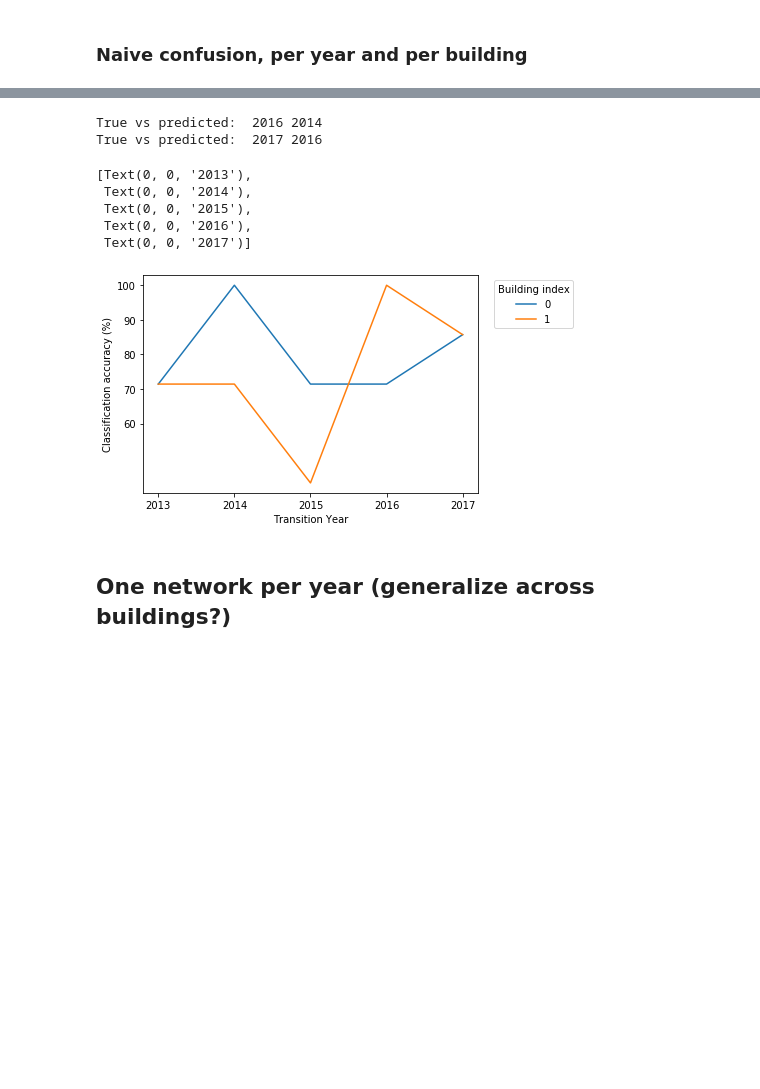
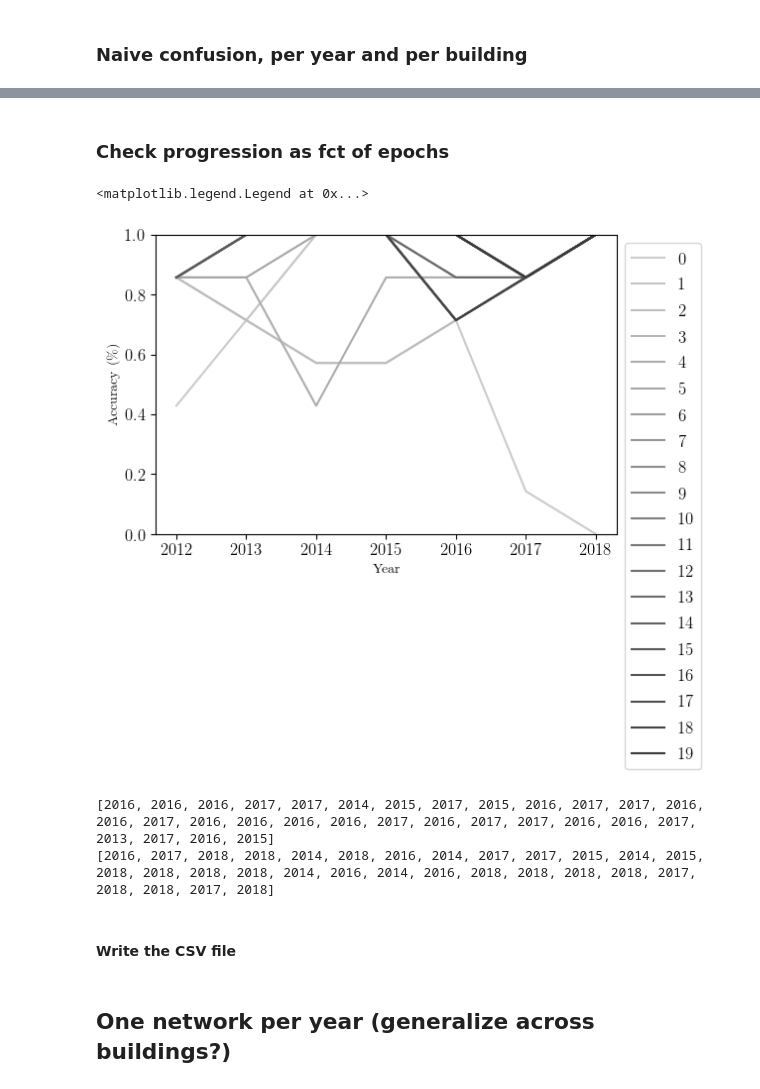
Before and after one commit to MishaLaskin/roofnet, a Jupyter notebook: confusion/Confusion.ipynb, the cells around one changed output, grey strips where cells are left out. Cells and saved outputs as stored; diff of their text form; code cells hidden in the pictures; blank space fills up the shorter version.

```diff
--- a/confusion/Confusion.ipynb
+++ b/confusion/Confusion.ipynb
@@ -62,10 +102,10 @@ Dataset consists of 2 properties
 def init_NN():
     # Define a NN model
     model = Sequential()
-    model.add(Conv2D(16, kernel_size=(5, 5), strides=(1, 1),
+    model.add(Conv2D(16, kernel_size=(10, 10), strides=(5, 5),
                      activation='relu',
                      input_shape=(img_height, img_width, 1)))
-    model.add(MaxPooling2D(pool_size=(2, 2), strides=(2, 2)))
+   #model.add(MaxPooling2D(pool_size=(2, 2), strides=(2, 2)))
    # model.add(Conv2D(64, (5, 5), activation='relu'))
    # model.add(MaxPooling2D(pool_size=(2, 2)))
     model.add(Flatten())
@@ -81,13 +140,12 @@ def init_NN():
 ### Naive confusion, per year and per building
 # %%
 np.random.seed(1990)
-num_epochs = 10
+num_epochs = 20
 
 # Keep track of the network's accuracy per epoch, per building and per 'guessed' transition year
 network_performance_for_building = np.zeros( (dataset.shape[0], num_epochs, num_years))
 
-# We know that at the edges, we'll have 100% performance; so we can skip those
-for transition_year in range(1,num_years-1):
+for transition_year in range(num_years):
     print("Transition year %d"%(transition_year + 2012))
 
     # Create the labels
@@ -102,11 +160,14 @@ for transition_year in range(1,num_years-1):
 
     # New network for every building and every guessed transition year
     for b in building_indices:
-        print("\t Considering property number %d out of %d"%(b, len(building_indices)))
+        print("\t Considering property number %d out of %d"%(b+1, len(building_indices)))
         NN_model = init_NN()
 
         for e in np.arange(num_epochs):
             # Train the network with this set of labels
             history = NN_model.fit( dataset[b], labels, epochs=1, verbose=0 )
             network_performance_for_building[b,e,transition_year] = history.history['acc'][0]
+
+        # Delete object and cross fingers that python GC works
+        del NN_model
 # %% [output]
@@ -128,31 +191,20 @@ Transition year 2017
-# %%
-fig, ax = plt.subplots()
-
-epoch_to_plot = 2
-
-predicted_transition_years = []
-for b in range(dataset.shape[0]):
-    ax.plot( network_performance_for_building[b,epoch_to_plot][1:-1], label="%d"%b )
-
-    transition_index = np.argmax(network_performance_for_building[b,epoch_to_plot])
-    print("True vs predicted: ", true_transition_years[b], range(2012,2019)[transition_index])
-    predicted_transition_years.append(range(2012,2019)[transition_index])
-
-ax.legend(title="Building index", fancybox=True, shadow=False, bbox_to_anchor=(0.3, 1, 1, 0))
-
-ax.set_ylabel("Classification accuracy (%)")
-ax.set_yticks(np.arange(6,11)/10)
-ax.set_yticklabels(np.arange(60,110, 10))
-
-ax.set_xlabel("Transition Year")
-ax.set_xticks( np.arange(5) )
-ax.set_xticklabels( np.arange(2013,2018) )
-# %% [output]
-True vs predicted:  2016 2014
-True vs predicted:  2017 2016
-[Text(0, 0, '2013'),
- Text(0, 0, '2014'),
- Text(0, 0, '2015'),
- Text(0, 0, '2016'),
- Text(0, 0, '2017')]
-[figure, removed]
+# %% [markdown]
+### Check progression as fct of epochs
+# %%
+# Pick a building
+building = 0
+
+fig, ax = plt.subplots(dpi=100)
+
+for e in range(num_epochs):
+    ax.plot( network_performance_for_building[building,e], color=np.array([0.8,0.8,0.8]) - 0.6*e/num_epochs, label="%d"%e )
+
+ax.set_ylim([0,1])
+ax.set_xticks(range(7))
+ax.set_xticklabels(range(2012,2019))
+ax.set_xlabel("Year")
+ax.set_ylabel("Accuracy (\%)")
+ax.legend(fancybox=True, bbox_to_anchor=(0.2,0,1,1))
+# %% [output]
+<matplotlib.legend.Legend at 0x...>
+[figure, added]
@@ -158,0 +227,8 @@ True vs predicted:  2017 2016
+# %%
+print(predicted_transition_years)
+print(true_transition_years)
+# %% [output]
+[2016, 2016, 2016, 2017, 2017, 2014, 2015, 2017, 2015, 2016, 2017, 2017, 2016, 2016, 2017, 2016, 2016, 2016, 2016, 2017, 2016, 2017, 2017, 2016, 2016, 2017, 2013, 2017, 2016, 2015]
+[2016, 2017, 2018, 2018, 2014, 2018, 2016, 2014, 2017, 2017, 2015, 2014, 2015, 2018, 2018, 2018, 2018, 2014, 2016, 2014, 2016, 2018, 2018, 2018, 2018, 2017, 2018, 2018, 2017, 2018]
+# %% [markdown]
+#### Write the CSV file
```
Also changed, not shown: parts of 9 cells of this notebook.
